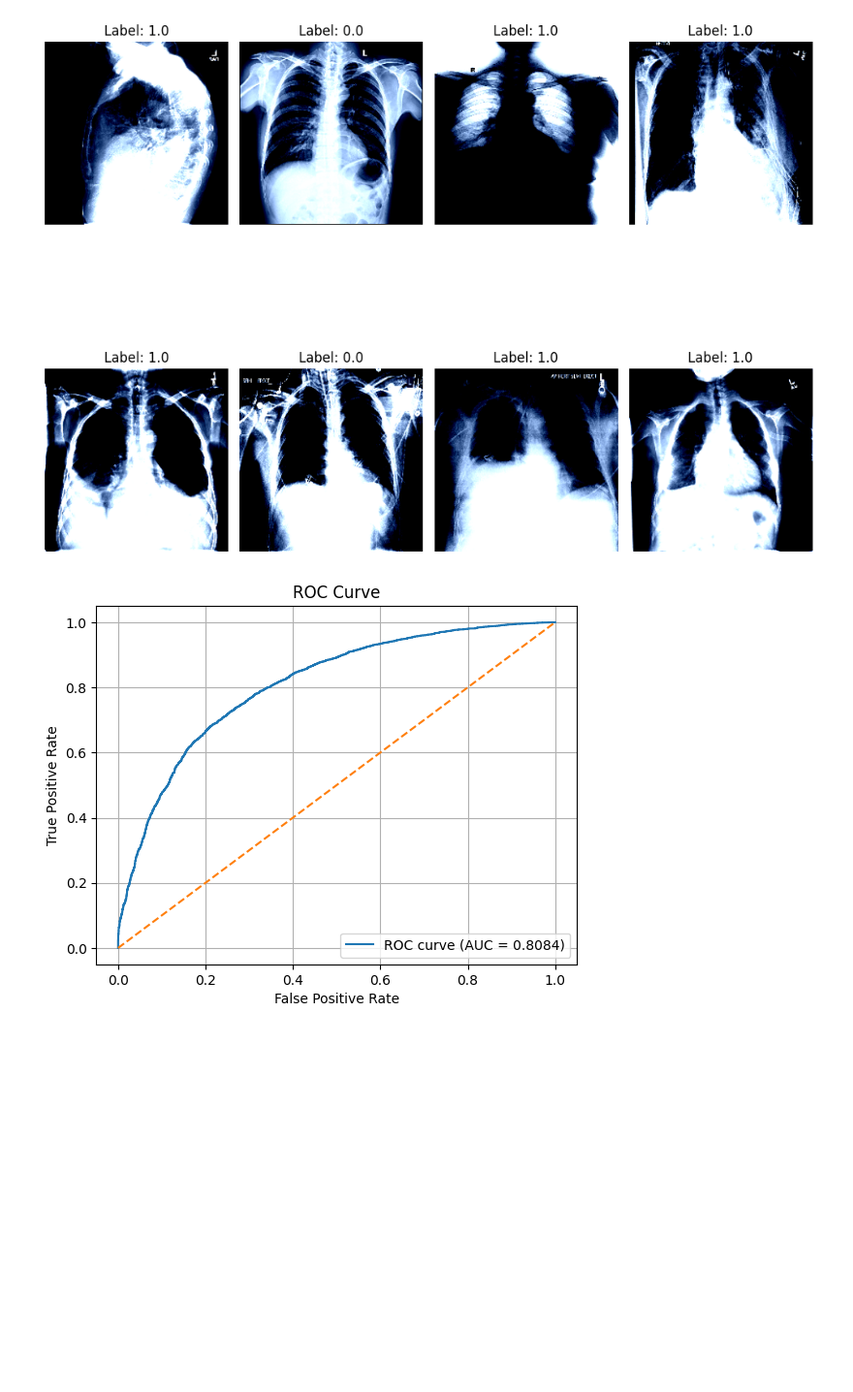
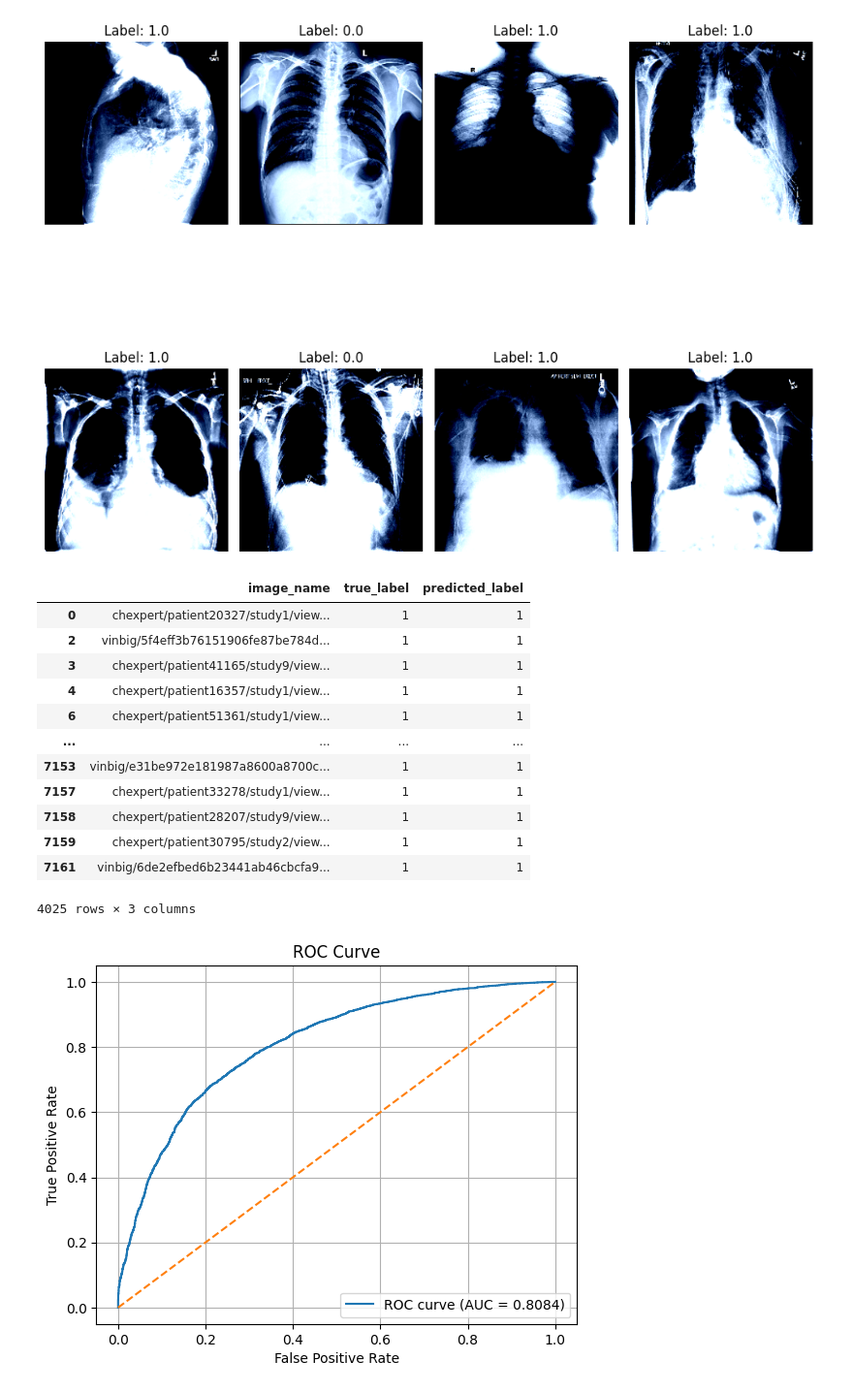
Before and after one commit to Nafishapanacea/normal-abnormal-multitask, a Jupyter notebook: main/predict.ipynb, the cells around one changed output. Shown at 97% size. Drawn from its saved outputs; the diff is of its cells as text; code cells hidden in the pictures; blank space fills up the shorter version.

```diff
--- a/main/predict.ipynb
+++ b/main/predict.ipynb
@@ -46,11 +47,14 @@ test_loader = DataLoader(
     shuffle=False,
     num_workers=4
 )
+# %%
+true_labels = test_dataset.df["label"].map({"Normal": 0, "Abnormal": 1}).tolist()
+image_names = test_dataset.df["image_id"].tolist()
 # %%
-predictions = []
-true_labels = []
-probabilities = []
-image_names = []
+# predictions = []
+# true_labels = []
+# probabilities = []
+# image_names = []
 # %%
 import matplotlib.pyplot as plt
 import torch
@@ -109,3 +113,25 @@ with torch.no_grad():
         probabilities.extend(probs.cpu().numpy())
         predictions.extend(preds.cpu().numpy())
         true_labels.extend(labels.cpu().numpy())
+# %%
+df = pd.DataFrame({
+    "image_name": image_names,
+    "true_label": true_labels,
+    "predicted_label": predictions
+})
+# %%
+df[df['predicted_label']==1]
+# %% [output]
+|  | image_name | true_label | predicted_label |
+| 0 | chexpert/patient20327/study1/view... | 1 | 1 |
+| 2 | vinbig/5f4eff3b76151906fe87be784d... | 1 | 1 |
+| 3 | chexpert/patient41165/study9/view... | 1 | 1 |
+| 4 | chexpert/patient16357/study1/view... | 1 | 1 |
+| 6 | chexpert/patient51361/study1/view... | 1 | 1 |
+| ... | ... | ... | ... |
+| 7153 | vinbig/e31be972e181987a8600a8700c... | 1 | 1 |
+| 7157 | chexpert/patient33278/study1/view... | 1 | 1 |
+| 7158 | chexpert/patient28207/study9/view... | 1 | 1 |
+| 7159 | chexpert/patient30795/study2/view... | 1 | 1 |
+| 7161 | vinbig/6de2efbed6b23441ab46cbcfa9... | 1 | 1 |
+4025 rows × 3 columns
```
Also changed, not shown: parts of 5 cells of this notebook, 6 other files.
